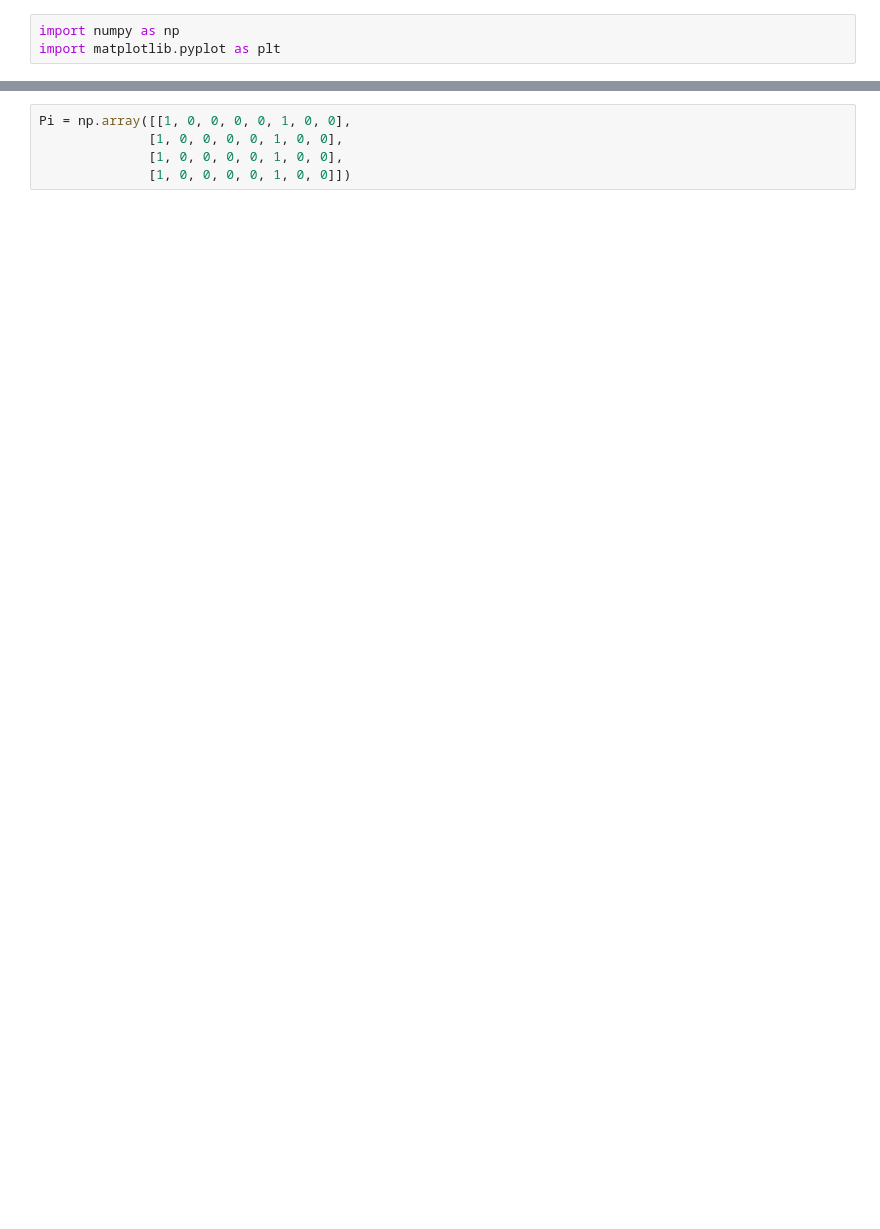
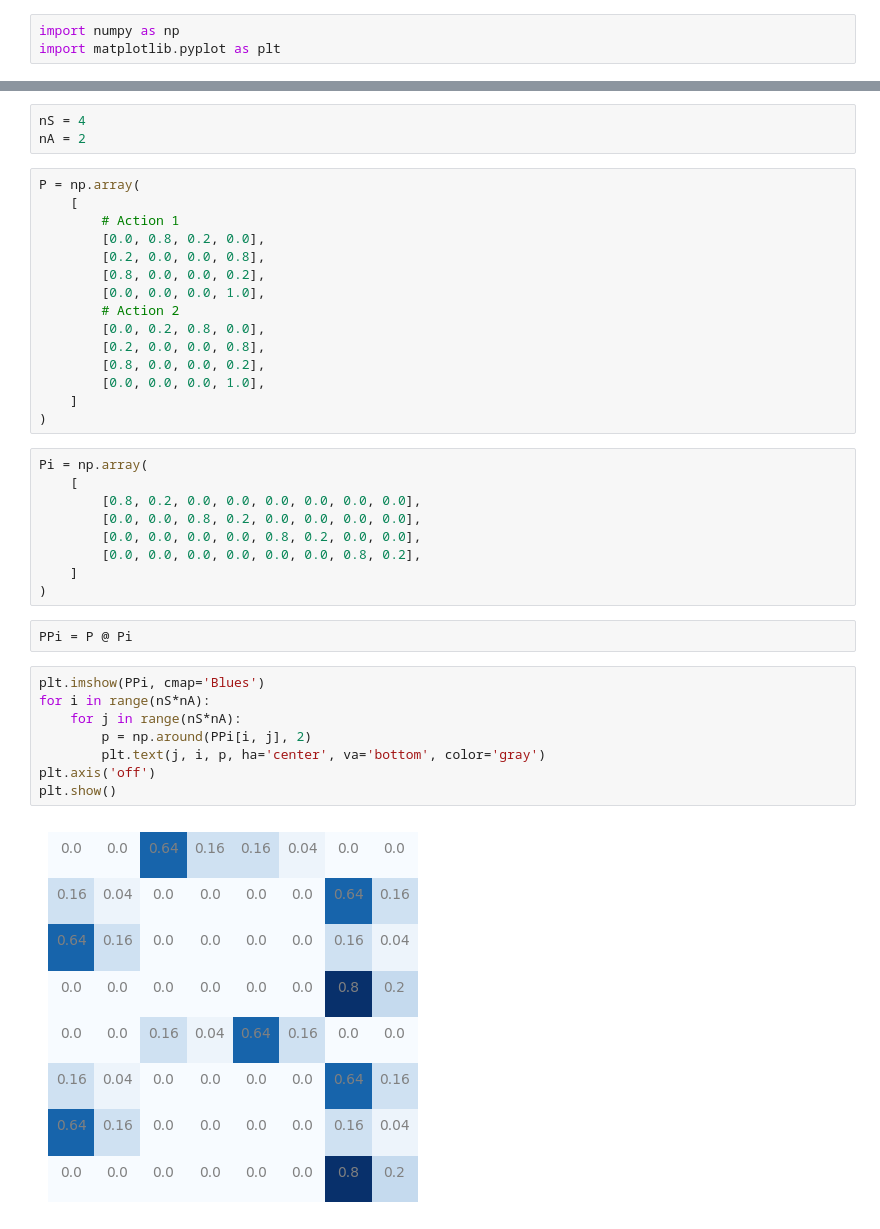
Before and after one commit to sergiorozada12/rl-basics, a Jupyter notebook: 3_markov_decision_process.ipynb, the cells around one changed output, grey strips where cells are left out. Saved outputs shown, nothing was run; the diff lists cells and outputs as text; blank space fills up the shorter version.

```diff
--- a/3_markov_decision_process.ipynb
+++ b/3_markov_decision_process.ipynb
@@ -9,6 +4,40 @@ P = np.array([[0.1, 0.3, 0.3, 0.3],
-# %%
-Pi = np.array([[1, 0, 0, 0, 0, 1, 0, 0],
-              [1, 0, 0, 0, 0, 1, 0, 0],
-              [1, 0, 0, 0, 0, 1, 0, 0],
-              [1, 0, 0, 0, 0, 1, 0, 0]])
+# %%
+nS = 4
+nA = 2
+# %%
+P = np.array(
+    [
+        # Action 1
+        [0.0, 0.8, 0.2, 0.0],
+        [0.2, 0.0, 0.0, 0.8],
+        [0.8, 0.0, 0.0, 0.2],
+        [0.0, 0.0, 0.0, 1.0],
+        # Action 2
+        [0.0, 0.2, 0.8, 0.0],
+        [0.2, 0.0, 0.0, 0.8],
+        [0.8, 0.0, 0.0, 0.2],
+        [0.0, 0.0, 0.0, 1.0],
+    ]
+)
+# %%
+Pi = np.array(
+    [
+        [0.8, 0.2, 0.0, 0.0, 0.0, 0.0, 0.0, 0.0],
+        [0.0, 0.0, 0.8, 0.2, 0.0, 0.0, 0.0, 0.0],
+        [0.0, 0.0, 0.0, 0.0, 0.8, 0.2, 0.0, 0.0],
+        [0.0, 0.0, 0.0, 0.0, 0.0, 0.0, 0.8, 0.2],
+    ]
+)
+# %%
+PPi = P @ Pi
+# %%
+plt.imshow(PPi, cmap='Blues')
+for i in range(nS*nA):
+    for j in range(nS*nA):
+        p = np.around(PPi[i, j], 2)
+        plt.text(j, i, p, ha='center', va='bottom', color='gray')
+plt.axis('off')
+plt.show()
+# %% [output]
+[figure, added]
 # %%
```
Also changed, not shown: parts of 15 cells of this notebook, 2 other files.
